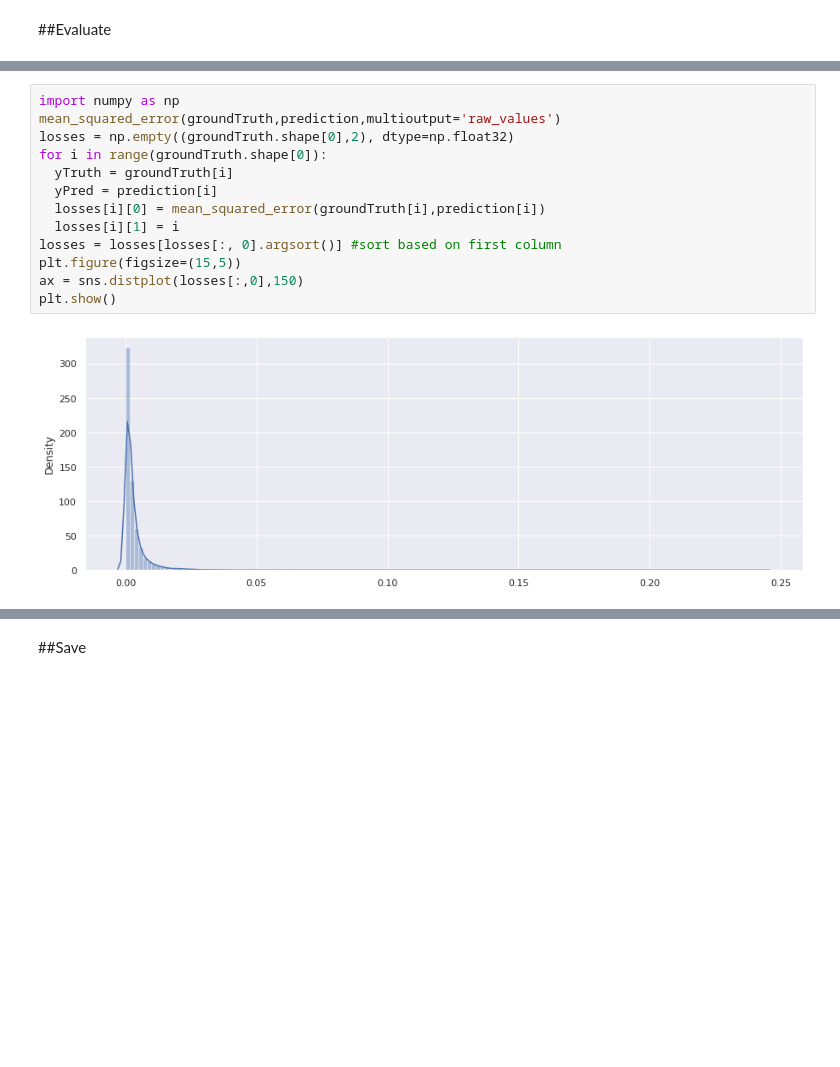
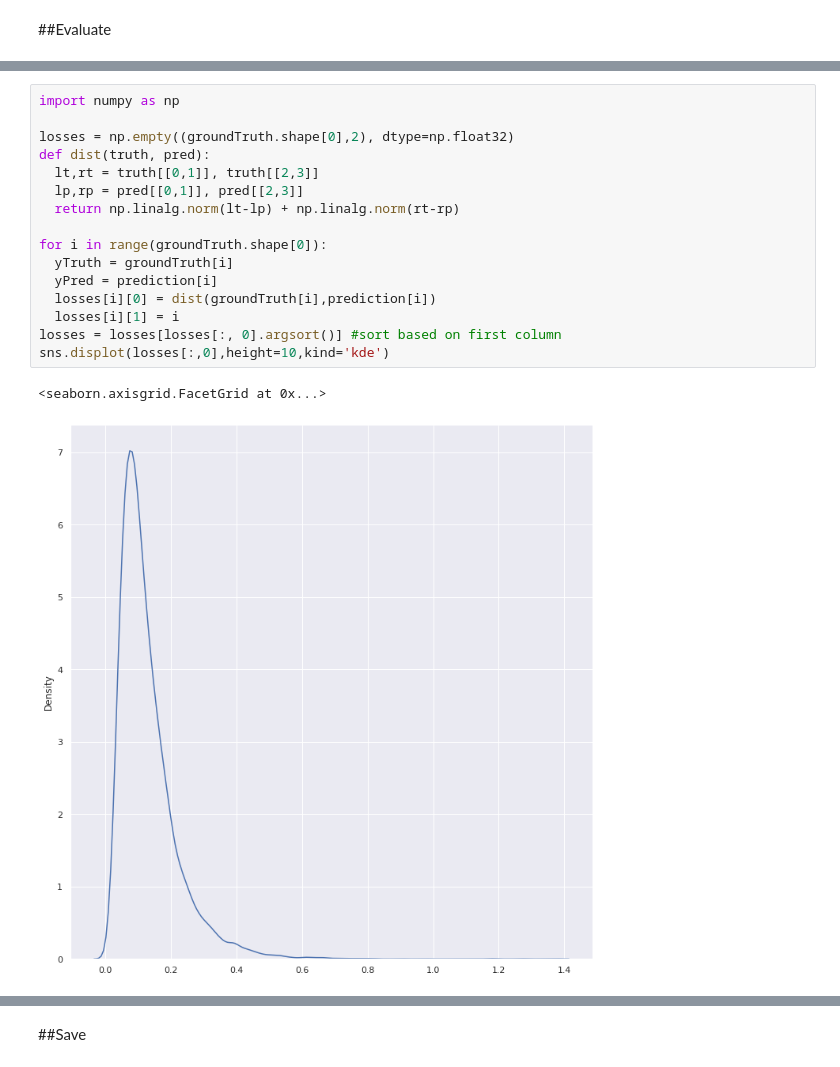
Before and after one commit to Egoago/DepressionClassification, a Jupyter notebook: EyeTracker.ipynb, the cells around one changed output, grey strips where cells are left out. Cells and saved outputs as stored; diff of their text form; blank space fills up the shorter version.

Commit message:
Fixed plot

```diff
--- a/EyeTracker.ipynb
+++ b/EyeTracker.ipynb
@@ -222,15 +218,19 @@ time: 4.08 s (started: 2021-05-04 17:44:16 +00:00)
 # %%
 import numpy as np
-mean_squared_error(groundTruth,prediction,multioutput='raw_values')
+
 losses = np.empty((groundTruth.shape[0],2), dtype=np.float32)
+def dist(truth, pred):
+  lt,rt = truth[[0,1]], truth[[2,3]]
+  lp,rp = pred[[0,1]], pred[[2,3]]
+  return np.linalg.norm(lt-lp) + np.linalg.norm(rt-rp)
+
 for i in range(groundTruth.shape[0]):
   yTruth = groundTruth[i]
   yPred = prediction[i]
-  losses[i][0] = mean_squared_error(groundTruth[i],prediction[i])
+  losses[i][0] = dist(groundTruth[i],prediction[i])
   losses[i][1] = i
 losses = losses[losses[:, 0].argsort()] #sort based on first column
-plt.figure(figsize=(15,5))
-ax = sns.distplot(losses[:,0],150)
-plt.show()
+sns.displot(losses[:,0],height=10,kind='kde')
 # %% [output]
+<seaborn.axisgrid.FacetGrid at 0x...>
-[figure, old version]
+[figure, new version]
```
Also changed, not shown: parts of 6 cells of this notebook.
